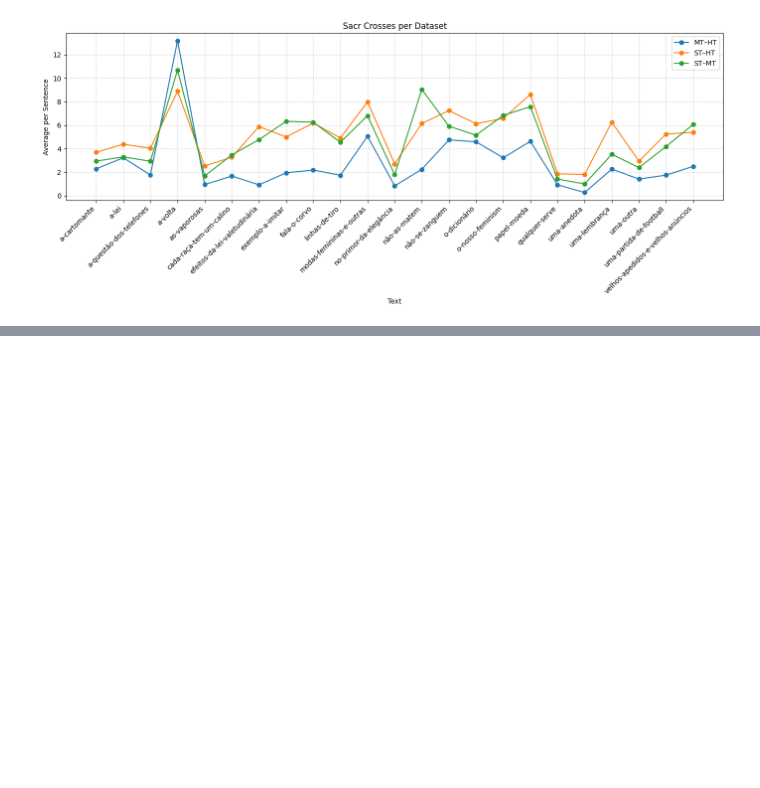
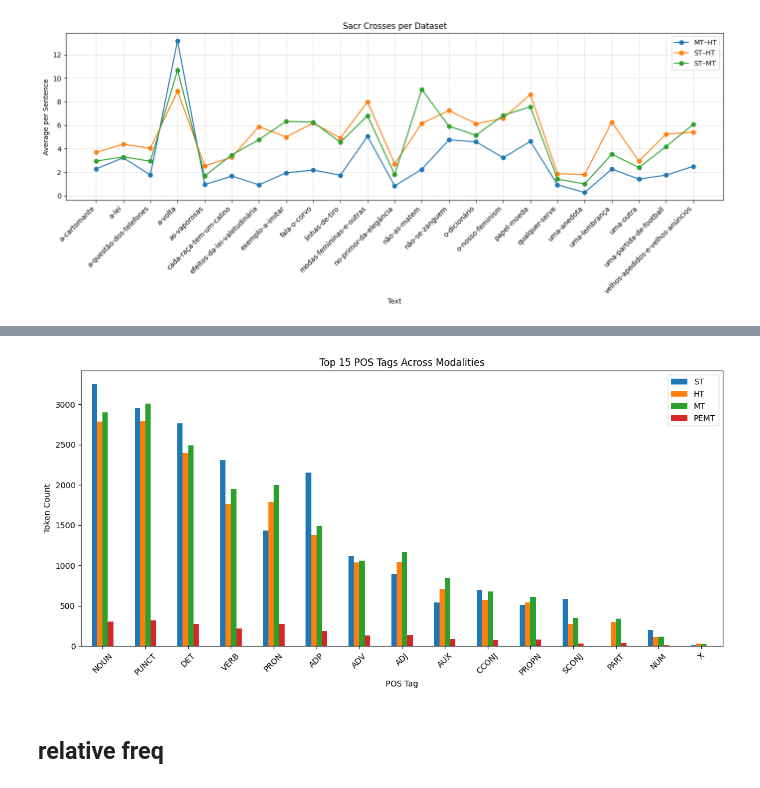
Before and after one commit to schultzer20/syntactic-diversity-thesis, a Jupyter notebook: Schultze_syntactic_processing.ipynb, the cells around one changed output, grey strips where cells are left out. Drawn from its saved outputs; the diff is of its cells as text; code cells hidden in the pictures; blank space fills up the shorter version.

```diff
--- a/Schultze_syntactic_processing.ipynb
+++ b/Schultze_syntactic_processing.ipynb
@@ -1099,0 +1511,15 @@ plot_metric_comparison_across_datasets(simple_mt_ht, simple_st_ht, simple_st_mt)
+# %%
+# Plot top 15 POS tags
+top_pos = pos_df.sum(axis=1).sort_values(ascending=False).head(top_n).index
+
+pos_df.loc[top_pos].plot(kind="bar", figsize=(12,6))
+plt.title(f"Top {top_n} POS Tags Across Modalities")
+plt.ylabel("Token Count")
+plt.xlabel("POS Tag")
+plt.xticks(rotation=45)
+plt.tight_layout()
+plt.show()
+# %% [output]
+[figure, added]
+# %% [markdown]
+## relative freq
```
Also changed, not shown: parts of 43 cells of this notebook, 2 other files.
